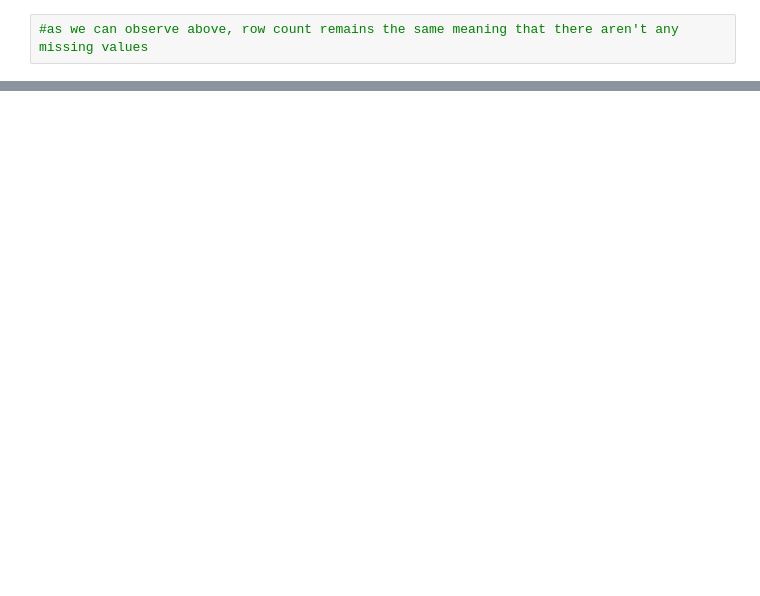
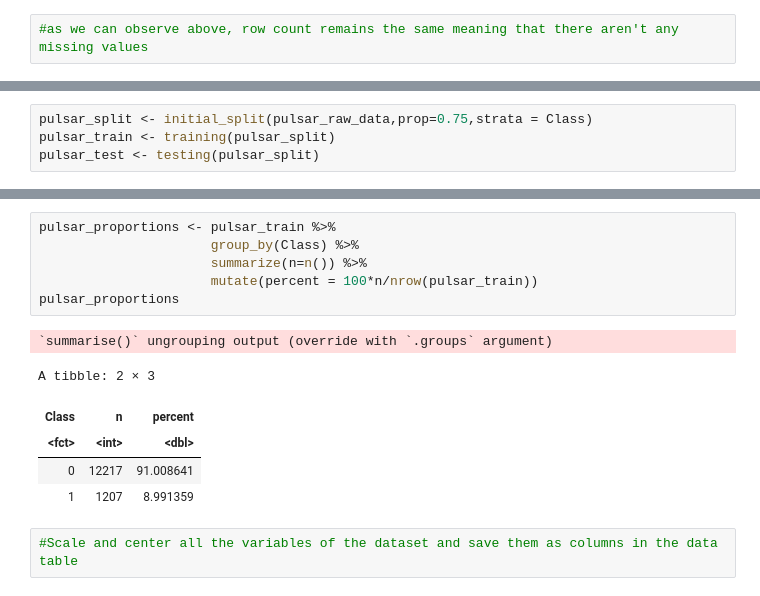
Before and after one commit to JeanetteOfficial/DSCI100_GroupProject_006_1, a Jupyter notebook: projectproposal.ipynb, the cells around one changed output, grey strips where cells are left out. Cells and saved outputs as stored; diff of their text form; blank space fills up the shorter version.

```diff
--- a/projectproposal.ipynb
+++ b/projectproposal.ipynb
@@ -111,0 +128,4 @@ $ X9                <dbl> 0, 0, 0, 0, 0, 0, 0, 0, 0, 0, 0, 0, 0, 0, 0, 0, 0, …
+# %%
+pulsar_split <- initial_split(pulsar_raw_data,prop=0.75,strata = Class)
+pulsar_train <- training(pulsar_split)
+pulsar_test <- testing(pulsar_split)
@@ -111,0 +219,15 @@ $ X9                <dbl> 0, 0, 0, 0, 0, 0, 0, 0, 0, 0, 0, 0, 0, 0, 0, 0, 0, …
+# %%
+pulsar_proportions <- pulsar_train %>%
+                      group_by(Class) %>%
+                      summarize(n=n()) %>%
+                      mutate(percent = 100*n/nrow(pulsar_train))
+pulsar_proportions
+# %% [output]
+`summarise()` ungrouping output (override with `.groups` argument)
+A tibble: 2 × 3
+| Class | n | percent |
+| <fct> | <int> | <dbl> |
+| 0 | 12217 | 91.008641 |
+| 1 | 1207 | 8.991359 |
+# %%
+#Scale and center all the variables of the dataset and save them as columns in the data table
```
Also changed, not shown: parts of 21 cells of this notebook, 1 other file.
